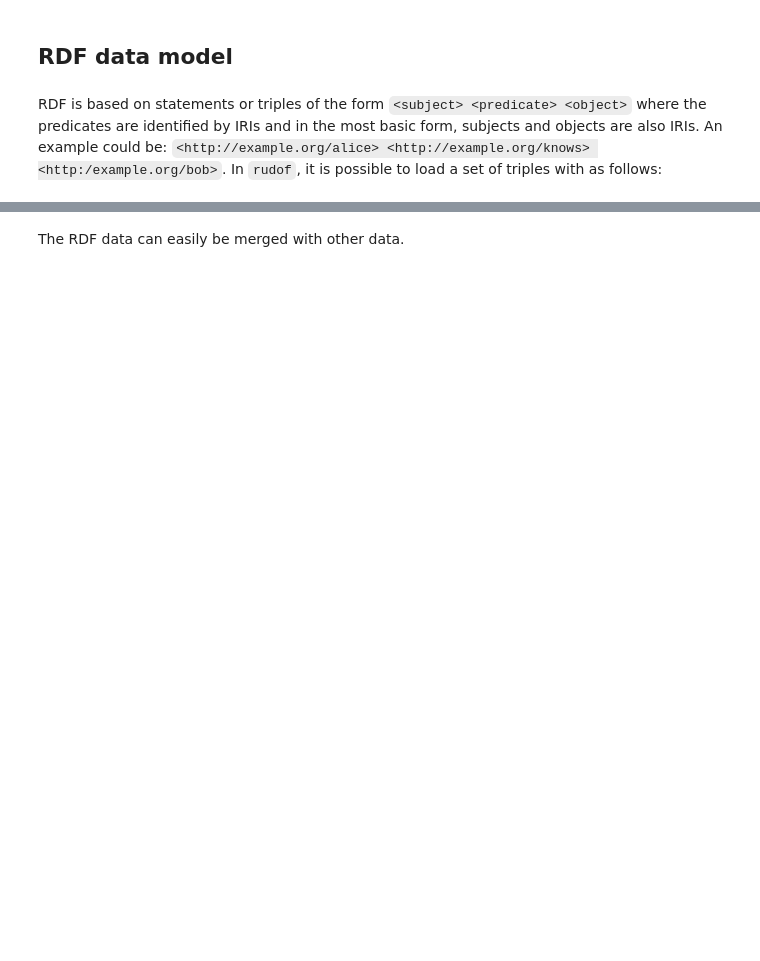
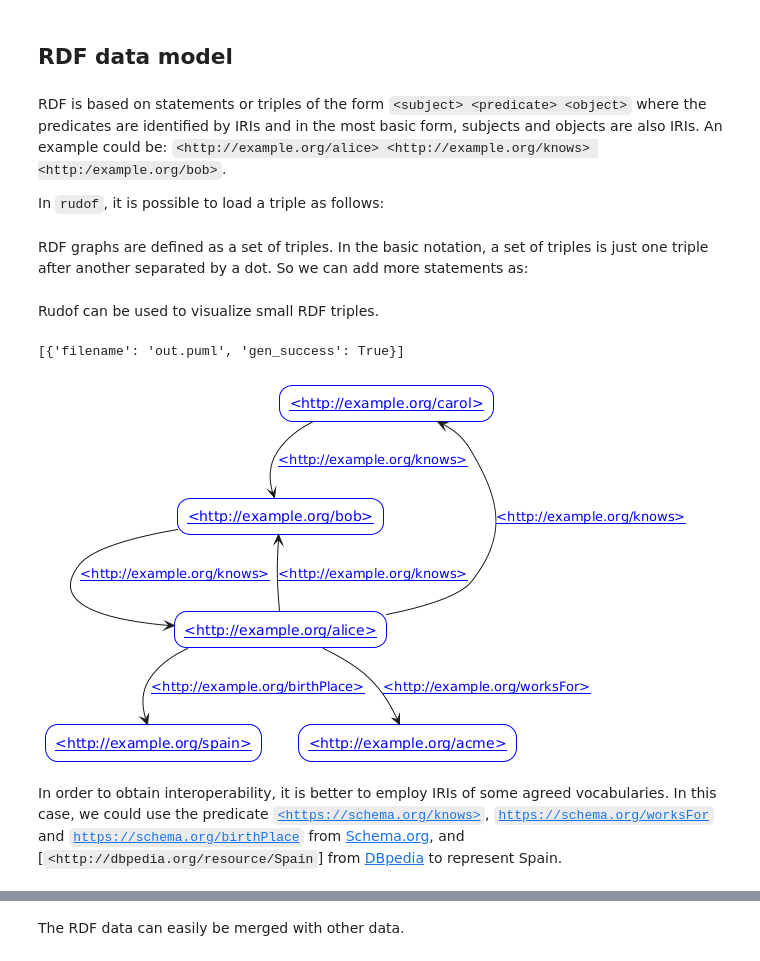
Before and after one commit to rudof-project/tutorials, a Jupyter notebook: rudof/rdf.ipynb, the cells around one changed output, grey strips where cells are left out. Cells and saved outputs as stored; diff of their text form; code cells hidden in the pictures; blank space fills up the shorter version.

```diff
--- a/rudof/rdf.ipynb
+++ b/rudof/rdf.ipynb
@@ -28,6 +45,10 @@ rudof = Rudof(RudofConfig())
 # %% [markdown]
 ## RDF data model
 # %% [markdown]
-RDF is based on statements or triples of the form `<subject> <predicate> <object>` where the predicates are identified by IRIs and in the most basic form, subjects and objects are also IRIs. An example could be: `<http://example.org/alice> <http://example.org/knows> <http:/example.org/bob>`. In `rudof`, it is possible to load a set of triples with as follows:
+RDF is based on statements or triples of the form `<subject> <predicate> <object>` where the predicates are identified by IRIs and in the most basic form, subjects and objects are also IRIs. An example could be: `<http://example.org/alice> <http://example.org/knows> <http:/example.org/bob>`.
+
+In `rudof`, it is possible to load a triple as follows:
 # %%
 rudof.read_data_str("<http://example.org/alice> <http://example.org/knows> <http://example.org/bob> .")
+# %% [markdown]
+RDF graphs are defined as a set of triples. In the basic notation, a set of triples is just one triple after another separated by a dot. So we can add more statements as:
@@ -33,0 +63,11 @@ rudof.read_data_str("<http://example.org/alice> <http://example.org/knows> <http
+# %% [markdown]
+Rudof can be used to visualize small RDF triples.
+# %%
+uml = rudof.data2plantuml_file('out.puml')
+!python -m plantuml out.puml
+Image(f"out.png")
+# %% [output]
+[{'filename': 'out.puml', 'gen_success': True}]
+[figure, added]
+# %% [markdown]
+In order to obtain interoperability, it is better to employ IRIs of some agreed vocabularies. In this case, we could use the predicate [`<https://schema.org/knows>`](https://schema.org/knows), [`https://schema.org/worksFor`](https://schema.org/worksFor) and [`https://schema.org/birthPlace`](https://schema.org/birthPlace) from [Schema.org](https://schema.org/), and [`<http://dbpedia.org/resource/Spain`] from [DBpedia](https://dbpedia.org/) to represent Spain.
```
Also changed, not shown: parts of 36 cells of this notebook, 16 other files.
